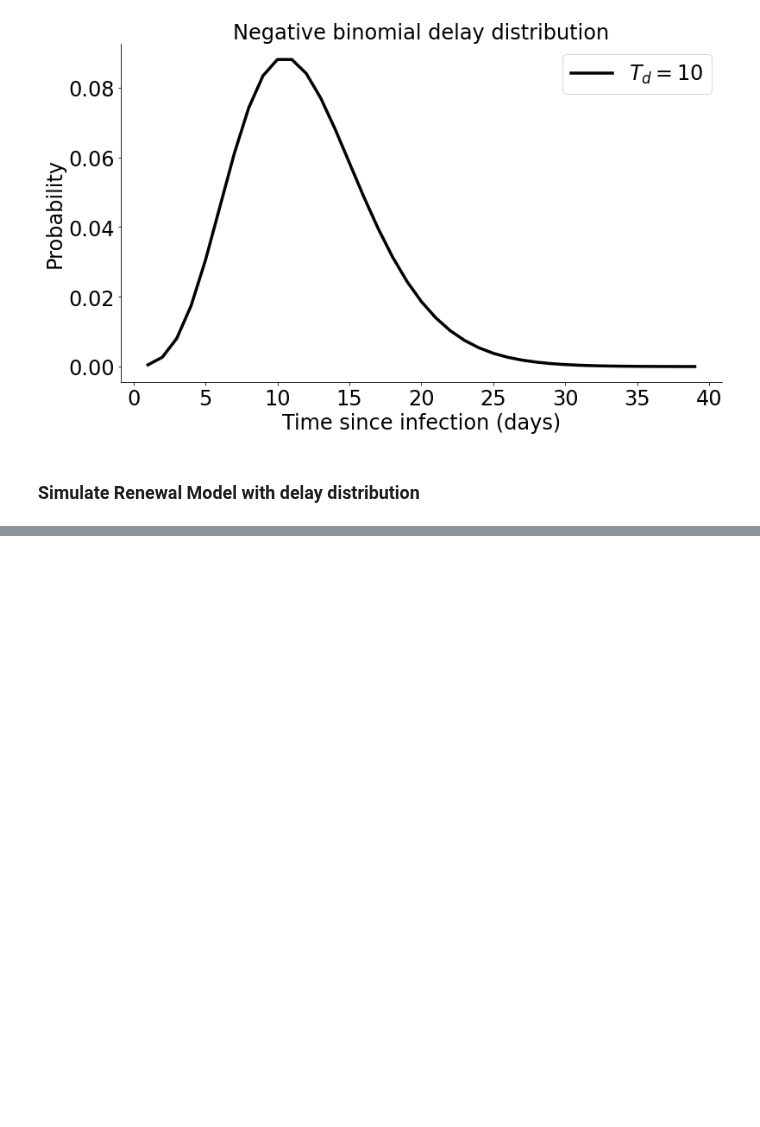
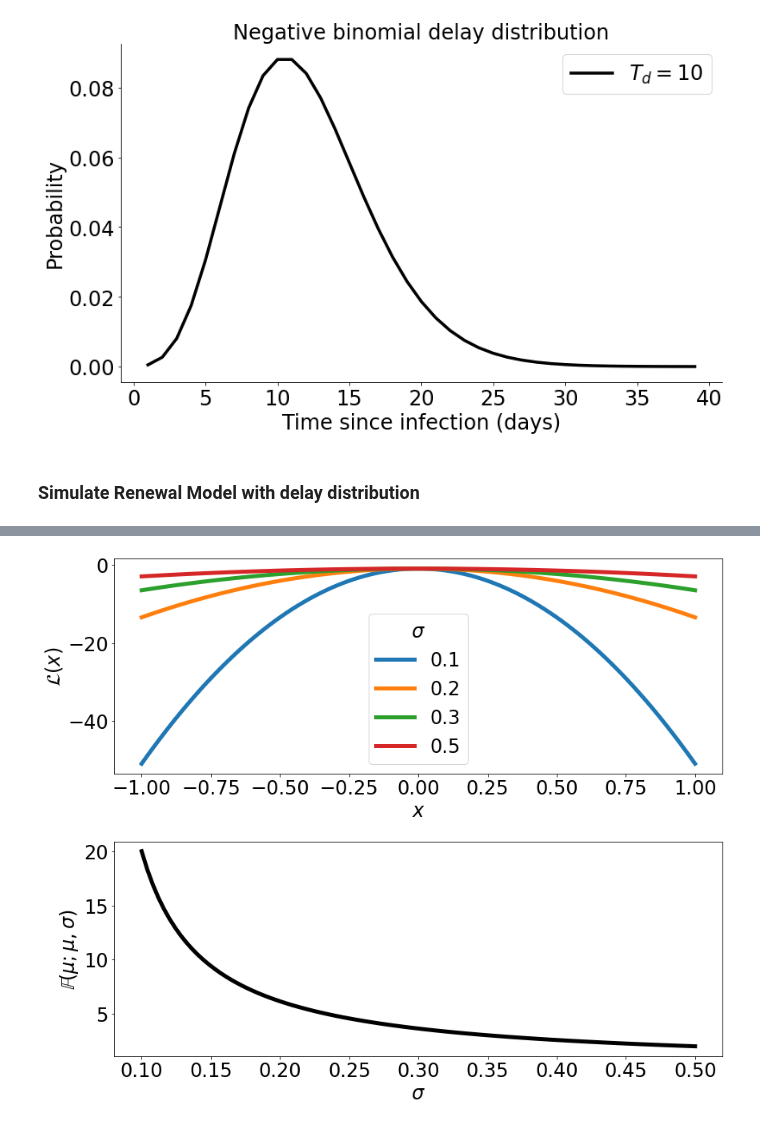
Before and after one commit to ChaosDonkey06/ID_Modeling, a Jupyter notebook: PAPERS/QuantifyingInformationOfNoisyEpidemicCurves_2021.ipynb, the cells around one changed output, grey strips where cells are left out. Drawn from its saved outputs; the diff is of its cells as text; code cells hidden in the pictures; blank space fills up the shorter version.

```diff
--- a/PAPERS/QuantifyingInformationOfNoisyEpidemicCurves_2021.ipynb
+++ b/PAPERS/QuantifyingInformationOfNoisyEpidemicCurves_2021.ipynb
@@ -498,0 +498,33 @@ fig.savefig("Figure3_Delay.png", dpi=300, transparent=True, bbox_inches='tight')
+# %%
+# toy example (normal distribution)
+
+from matplotlib.pyplot import title
+#import numpy as np
+
+l      = lambda x, μ, σ : - 0.5*np.log(2*np.pi) - 0.5*((x - μ)/σ)**2
+dldμ   = lambda x, μ, σ : (x - μ) / σ**2
+dl2dμ2 = lambda x, σ: 1/σ**2 * np.ones_like(x)
+
+x = np.linspace(-1, 1, 100)
+σ = np.array([0.1, 0.2, 0.3, 0.5])
+μ = 0
+
+l1 = np.array([l(x, μ, s) for s in σ]).T
+
+fig, ax = plt.subplots(2, 1, figsize=(12.5, 10.2))
+
+ax[0].plot(x, l1, label=σ, lw=5)
+ax[0].legend(title=r"$\sigma$")
+ax[0].set_xlabel(r"$x$")
+ax[0].set_ylabel(r"$\mathcal{L}(x)$")
+
+ax[1].plot(np.linspace(0.1, 0.5, 100), np.sqrt(dl2dμ2(np.array([1]), np.linspace(0.05, 0.5, 100))), lw=5, color="k", label="FI")
+#ax[1].plot(np.linspace(0.1, 0.5, 100), dl2dμ2(np.array([1]), np.linspace(0.05, 0.5, 100)), lw=5, color="k", label="FI")
+
+ax[1].set_ylabel(r"$\mathbb{F}(\mu; \mu, \sigma)$")
+ax[1].set_xlabel(r"$\sigma$")
+plt.tight_layout( )
+
+fig.savefig("FisherInformation_example.png", dpi=300, transparent=True, bbox_inches='tight')
+# %% [output]
+[figure, added]
```
Also changed, not shown: parts of 6 cells of this notebook, 6 other files.
